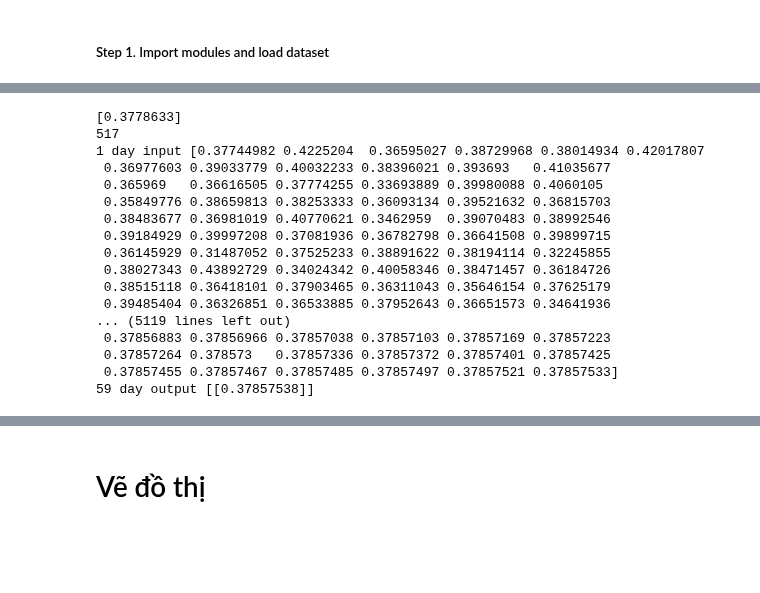
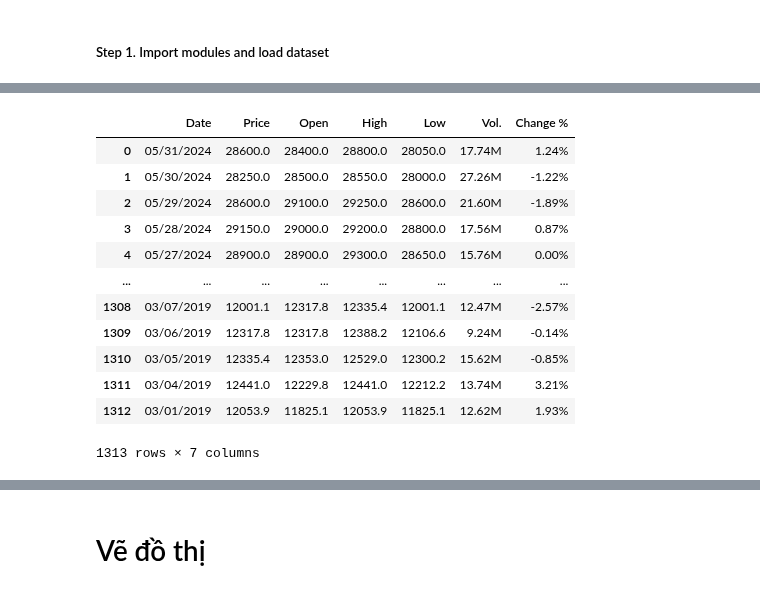
Before and after one commit to xuanquynhle/IS403.O21.HTCL_Team5, a Jupyter notebook: GRU_Model/HPG_GRU_Model_70_30.ipynb, the cells around one changed output, grey strips where cells are left out. Cells and saved outputs as stored; diff of their text form; code cells hidden in the pictures; blank space fills up the shorter version.

```diff
--- a/GRU_Model/HPG_GRU_Model_70_30.ipynb
+++ b/GRU_Model/HPG_GRU_Model_70_30.ipynb
@@ -210,51 +4,0 @@ while i < 30:
-# %%
-# 13. Dự báo 60 ngày tiếp theo dựa trên dữ liệu test
-x_input = test_data[60:].reshape(1, -1)
-
-temp_input = list(x_input)
-temp_input = temp_input[0].tolist()
-
-from numpy import array
-
-lst_output_60 = []
-n_steps = x_input.shape[1]
-i = 0
-while i < 60:
-
-    if len(temp_input) > n_steps:
-        x_input = np.array(temp_input[1:])
-        print("{} day input {}".format(i, x_input))
-        x_input = x_input.reshape(1, -1)
-        x_input = x_input.reshape((1, n_steps, 1))
-        yhat = model.predict(x_input, verbose=0)
-        print("{} day output {}".format(i, yhat))
-        temp_input.extend(yhat[0].tolist())
-        temp_input = temp_input[1:]
-        lst_output_60.extend(yhat.tolist())
-        i = i + 1
-    else:
-        x_input = x_input.reshape((1, n_steps, 1))
-        yhat = model.predict(x_input, verbose=0)
-        print(yhat[0])
-        temp_input.extend(yhat[0].tolist())
-        print(len(temp_input))
-        lst_output_60.extend(yhat.tolist())
-        i = i + 1
-# %% [output]
-[0.3778633]
-517
-1 day input [0.37744982 0.4225204  0.36595027 0.38729968 0.38014934 0.42017807
- 0.36977603 0.39033779 0.40032233 0.38396021 0.393693   0.41035677
- 0.365969   0.36616505 0.37774255 0.33693889 0.39980088 0.4060105
- 0.35849776 0.38659813 0.38253333 0.36093134 0.39521632 0.36815703
- 0.38483677 0.36981019 0.40770621 0.3462959  0.39070483 0.38992546
- 0.39184929 0.39997208 0.37081936 0.36782798 0.36641508 0.39899715
- 0.36145929 0.31487052 0.37525233 0.38891622 0.38194114 0.32245855
- 0.38027343 0.43892729 0.34024342 0.40058346 0.38471457 0.36184726
- 0.38515118 0.36418101 0.37903465 0.36311043 0.35646154 0.37625179
- 0.39485404 0.36326851 0.36533885 0.37952643 0.36651573 0.34641936
-... (5119 lines left out)
- 0.37856883 0.37856966 0.37857038 0.37857103 0.37857169 0.37857223
- 0.37857264 0.378573   0.37857336 0.37857372 0.37857401 0.37857425
- 0.37857455 0.37857467 0.37857485 0.37857497 0.37857521 0.37857533]
-59 day output [[0.37857538]]
@@ -260,0 +18,17 @@ while i < 60:
+# %%
+df = pd.read_csv('HPG Historical Data.csv',delimiter=",", thousands=',')
+df
+# %% [output]
+|  | Date | Price | Open | High | Low | Vol. | Change % |
+| 0 | 05/31/2024 | 28600.0 | 28400.0 | 28800.0 | 28050.0 | 17.74M | 1.24% |
+| 1 | 05/30/2024 | 28250.0 | 28500.0 | 28550.0 | 28000.0 | 27.26M | -1.22% |
+| 2 | 05/29/2024 | 28600.0 | 29100.0 | 29250.0 | 28600.0 | 21.60M | -1.89% |
+| 3 | 05/28/2024 | 29150.0 | 29000.0 | 29200.0 | 28800.0 | 17.56M | 0.87% |
+| 4 | 05/27/2024 | 28900.0 | 28900.0 | 29300.0 | 28650.0 | 15.76M | 0.00% |
+| ... | ... | ... | ... | ... | ... | ... | ... |
+| 1308 | 03/07/2019 | 12001.1 | 12317.8 | 12335.4 | 12001.1 | 12.47M | -2.57% |
+| 1309 | 03/06/2019 | 12317.8 | 12317.8 | 12388.2 | 12106.6 | 9.24M | -0.14% |
+| 1310 | 03/05/2019 | 12335.4 | 12353.0 | 12529.0 | 12300.2 | 15.62M | -0.85% |
+| 1311 | 03/04/2019 | 12441.0 | 12229.8 | 12441.0 | 12212.2 | 13.74M | 3.21% |
+| 1312 | 03/01/2019 | 12053.9 | 11825.1 | 12053.9 | 11825.1 | 12.62M | 1.93% |
+1313 rows × 7 columns
```
Also changed, not shown: parts of 36 cells of this notebook.
